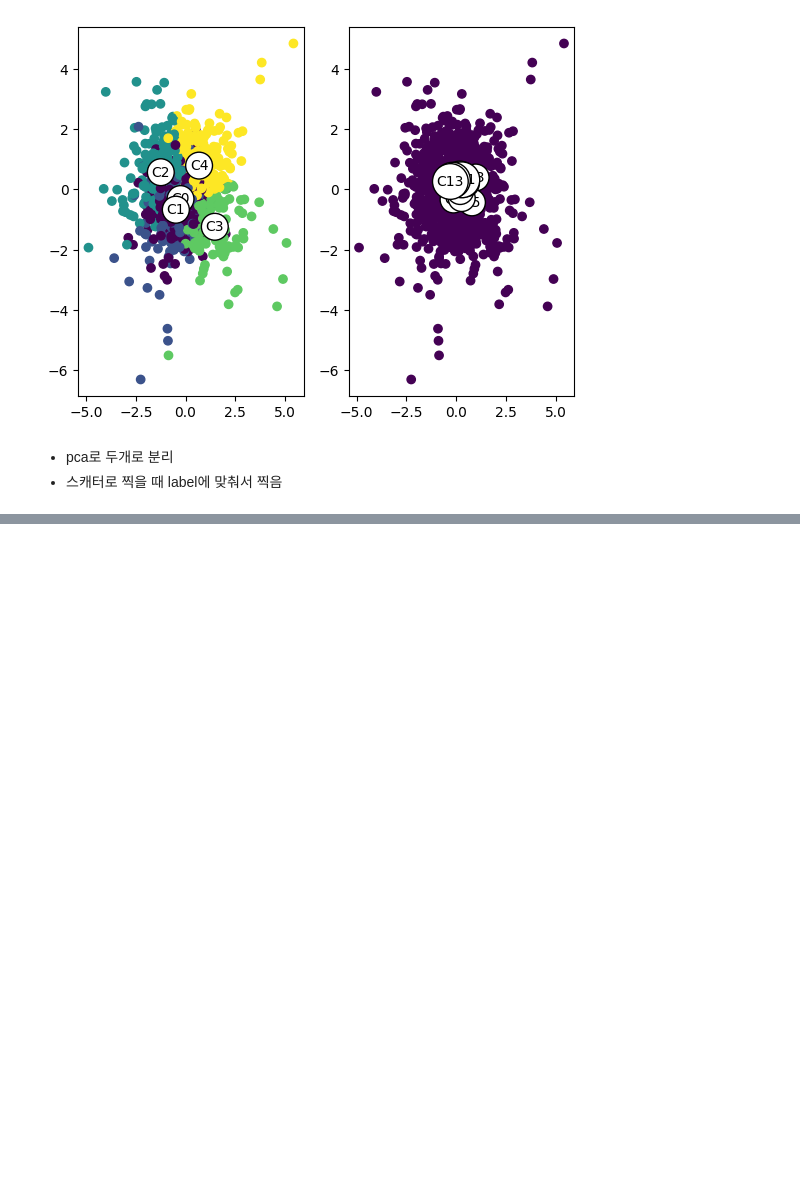
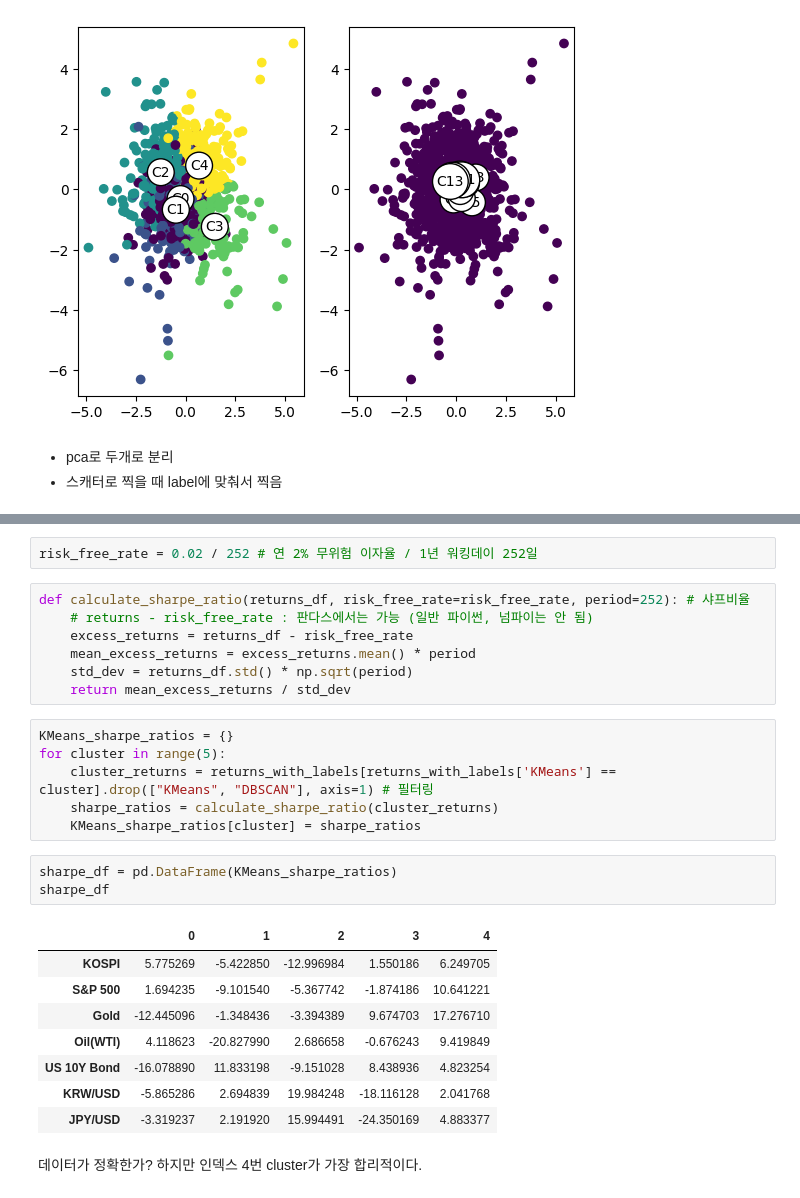
Before and after one commit to nang5587/Python, a Jupyter notebook: 머신러닝/ch03(d).ipynb, the cells around one changed output, grey strips where cells are left out. Saved outputs shown, nothing was run; the diff lists cells and outputs as text; blank space fills up the shorter version.

```diff
--- a/머신러닝/ch03(d).ipynb
+++ b/머신러닝/ch03(d).ipynb
@@ -246,0 +263,29 @@ for i in set(dbscan_labels):
+# %%
+risk_free_rate = 0.02 / 252 # 연 2% 무위험 이자율 / 1년 워킹데이 252일
+# %%
+def calculate_sharpe_ratio(returns_df, risk_free_rate=risk_free_rate, period=252): # 샤프비율
+    # returns - risk_free_rate : 판다스에서는 가능 (일반 파이썬, 넘파이는 안 됨)
+    excess_returns = returns_df - risk_free_rate
+    mean_excess_returns = excess_returns.mean() * period
+    std_dev = returns_df.std() * np.sqrt(period)
+    return mean_excess_returns / std_dev
+# %%
+KMeans_sharpe_ratios = {}
+for cluster in range(5):
+    cluster_returns = returns_with_labels[returns_with_labels['KMeans'] == cluster].drop(["KMeans", "DBSCAN"], axis=1) # 필터링
+    sharpe_ratios = calculate_sharpe_ratio(cluster_returns)
+    KMeans_sharpe_ratios[cluster] = sharpe_ratios
+# %%
+sharpe_df = pd.DataFrame(KMeans_sharpe_ratios)
+sharpe_df
+# %% [output]
+|  | 0 | 1 | 2 | 3 | 4 |
+| KOSPI | 5.775269 | -5.422850 | -12.996984 | 1.550186 | 6.249705 |
+| S&P 500 | 1.694235 | -9.101540 | -5.367742 | -1.874186 | 10.641221 |
+| Gold | -12.445096 | -1.348436 | -3.394389 | 9.674703 | 17.276710 |
+| Oil(WTI) | 4.118623 | -20.827990 | 2.686658 | -0.676243 | 9.419849 |
+| US 10Y Bond | -16.078890 | 11.833198 | -9.151028 | 8.438936 | 4.823254 |
+| KRW/USD | -5.865286 | 2.694839 | 19.984248 | -18.116128 | 2.041768 |
+| JPY/USD | -3.319237 | 2.191920 | 15.994491 | -24.350169 | 4.883377 |
+# %% [markdown]
+데이터가 정확한가? 하지만 인덱스 4번 cluster가 가장 합리적이다.
```
Also changed, not shown: parts of 5 cells of this notebook, 7 other files.
